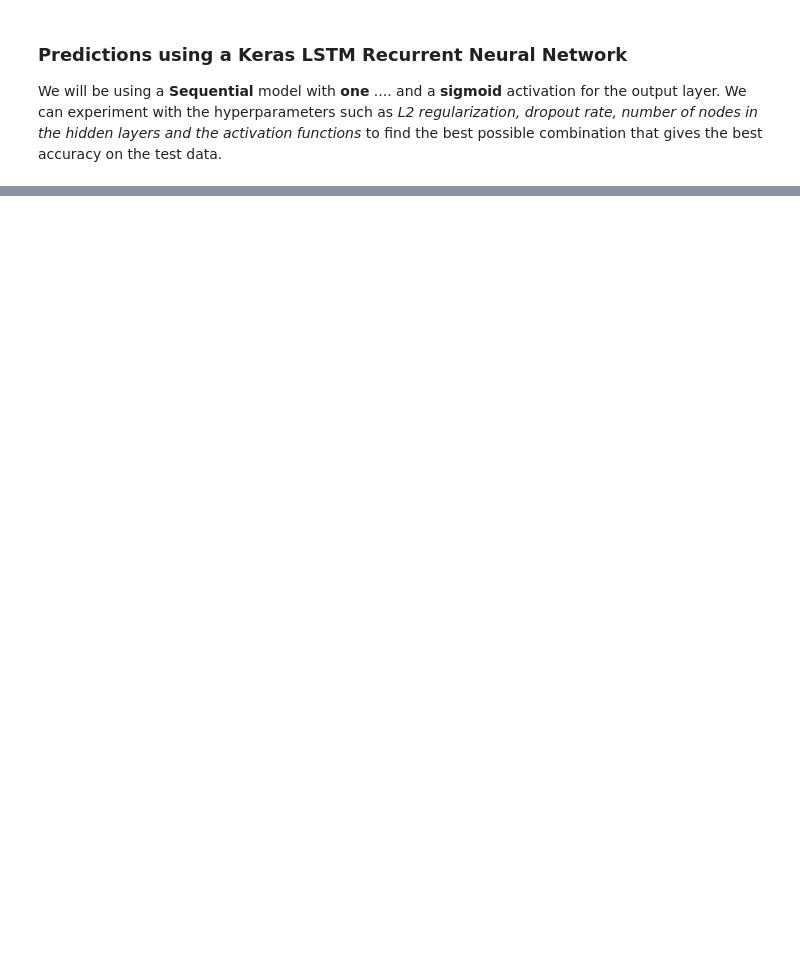
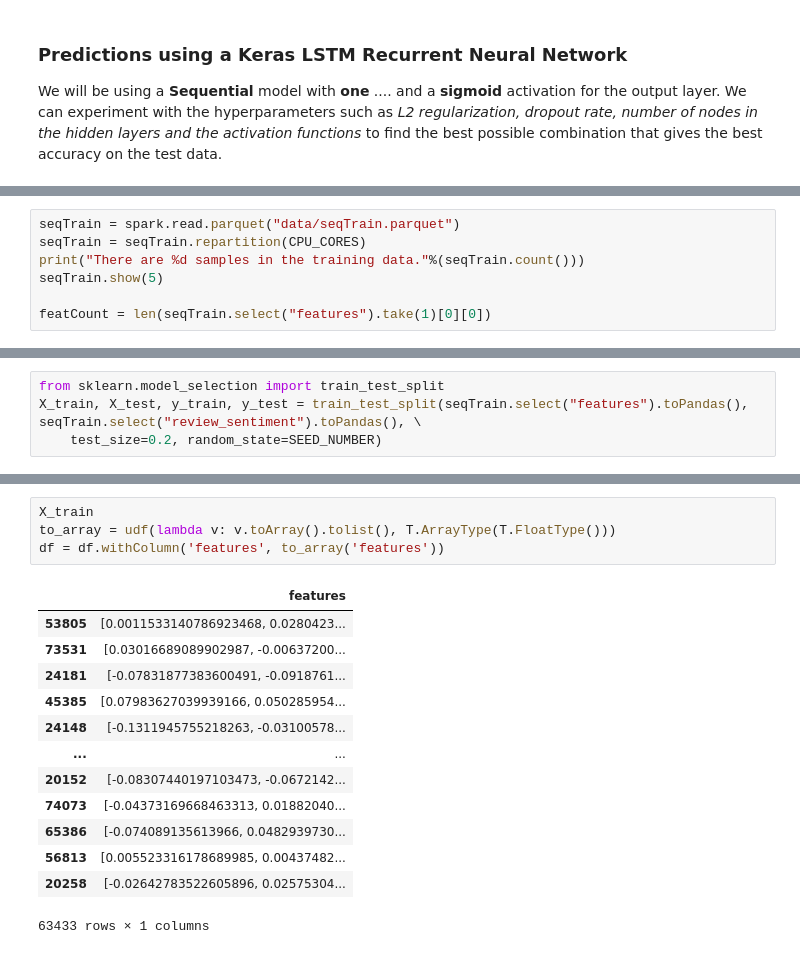
Before and after one commit to sinhars/IBM-Advanced-Data-Science-Capstone, a Jupyter notebook: [ibm-adv-data-science-capstone].model.python.v1.ipynb, the cells around one changed output, grey strips where cells are left out. Saved outputs shown, nothing was run; the diff lists cells and outputs as text; blank space fills up the shorter version.

Commit message:
New code in modelling notebook

```diff
--- a/[ibm-adv-data-science-capstone].model.python.v1.ipynb
+++ b/[ibm-adv-data-science-capstone].model.python.v1.ipynb
@@ -226,0 +200,7 @@ LSTM RNN Accuracy: 84.15%
+# %%
+seqTrain = spark.read.parquet("data/seqTrain.parquet")
+seqTrain = seqTrain.repartition(CPU_CORES)
+print("There are %d samples in the training data."%(seqTrain.count()))
+seqTrain.show(5)
+
+featCount = len(seqTrain.select("features").take(1)[0][0])
@@ -226,0 +230,4 @@ LSTM RNN Accuracy: 84.15%
+# %%
+from sklearn.model_selection import train_test_split
+X_train, X_test, y_train, y_test = train_test_split(seqTrain.select("features").toPandas(), seqTrain.select("review_sentiment").toPandas(), \
+    test_size=0.2, random_state=SEED_NUMBER)
@@ -226,0 +240,18 @@ LSTM RNN Accuracy: 84.15%
+# %%
+X_train
+to_array = udf(lambda v: v.toArray().tolist(), T.ArrayType(T.FloatType()))
+df = df.withColumn('features', to_array('features'))
+# %% [output]
+|  | features |
+| 53805 | [0.0011533140786923468, 0.0280423... |
+| 73531 | [0.03016689089902987, -0.00637200... |
+| 24181 | [-0.07831877383600491, -0.0918761... |
+| 45385 | [0.07983627039939166, 0.050285954... |
+| 24148 | [-0.1311945755218263, -0.03100578... |
+| ... | ... |
+| 20152 | [-0.08307440197103473, -0.0672142... |
+| 74073 | [-0.04373169668463313, 0.01882040... |
+| 65386 | [-0.074089135613966, 0.0482939730... |
+| 56813 | [0.005523316178689985, 0.00437482... |
+| 20258 | [-0.02642783522605896, 0.02575304... |
+63433 rows × 1 columns
```
Also changed, not shown: parts of 13 cells of this notebook, 1 other file.
